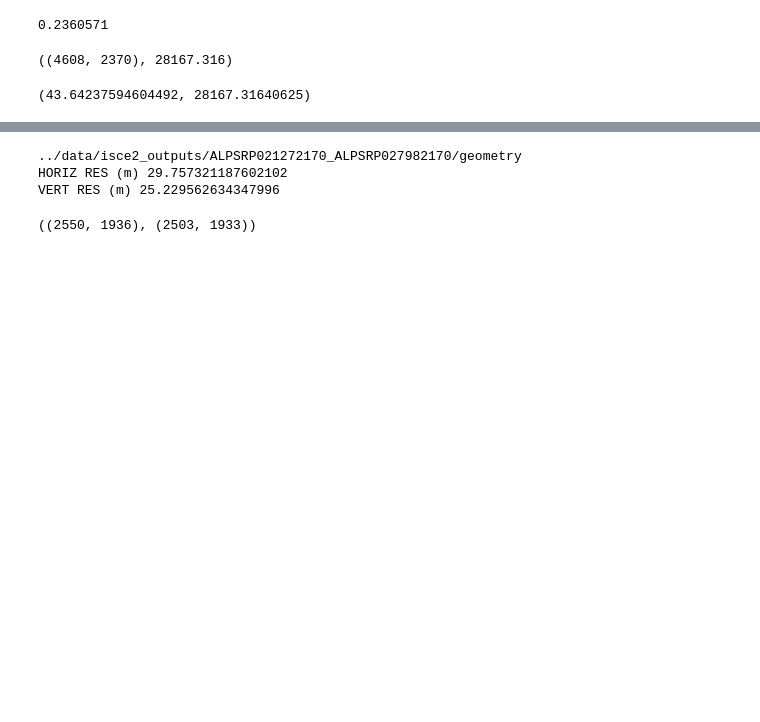
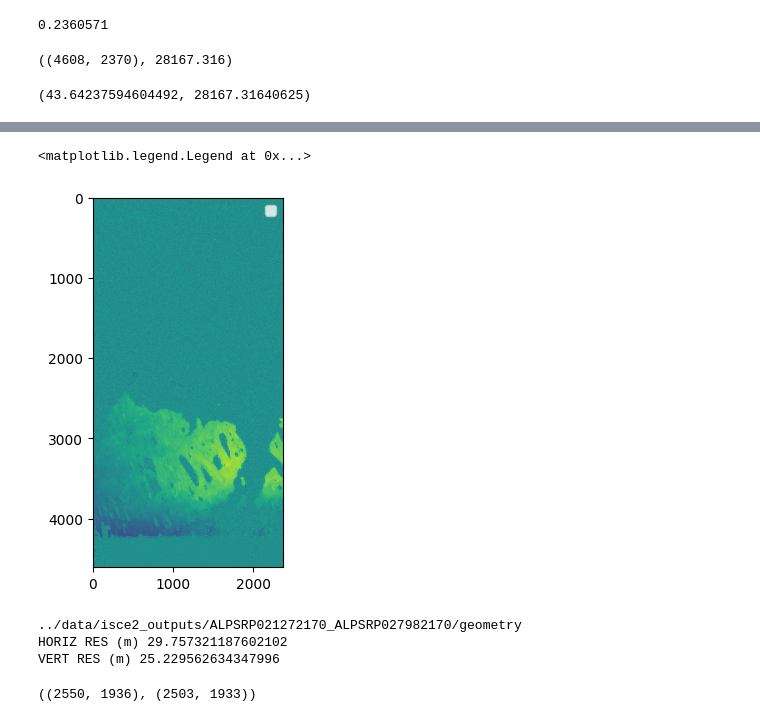
Before and after one commit to jmathur25/permafrost-prediction, a Jupyter notebook: src/py/explore/explore.ipynb, the cells around one changed output, grey strips where cells are left out. Cells and saved outputs as stored; diff of their text form; code cells hidden in the pictures; blank space fills up the shorter version.

```diff
--- a/src/py/explore/explore.ipynb
+++ b/src/py/explore/explore.ipynb
@@ -61,0 +61,6 @@ Wall time: 21.3 ms
+# %%
+angle = np.angle(igram)
+# %%
+plt.imshow(np.fliplr(angle))
+plt.legend()
+# %% [output]
@@ -62,3 +68,5 @@ Wall time: 21.3 ms
+<matplotlib.legend.Legend at 0x...>
+[figure, added]
 # %%
 import gdal
 import matplotlib.pyplot as plt
```
Also changed, not shown: parts of 9 cells of this notebook, 6 other files.
